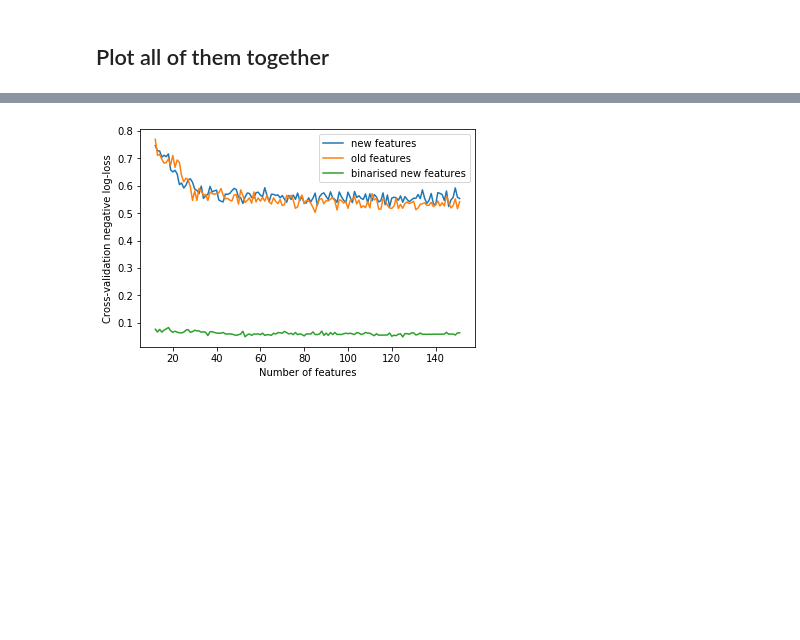
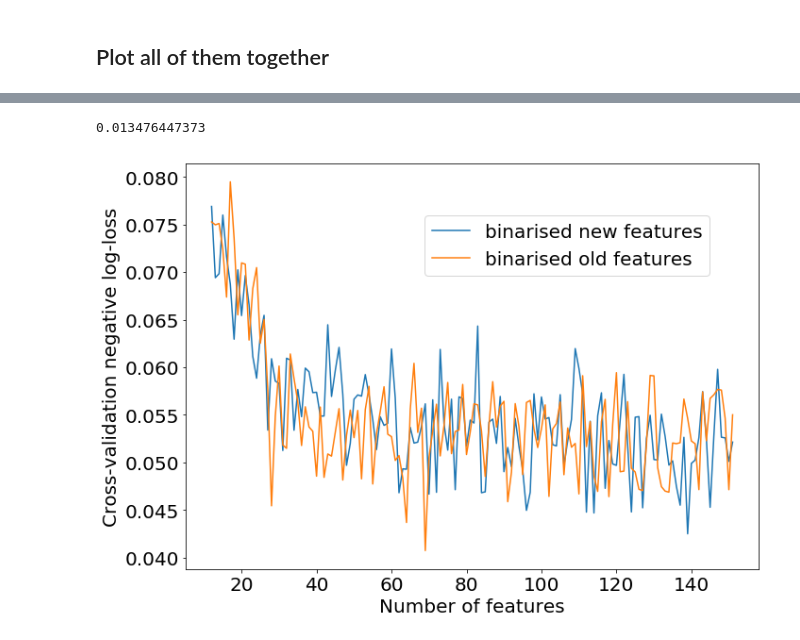
Before and after one commit to inigoval/pulseClassifier, a Jupyter notebook: notebooks/feature-reduction.ipynb, the cells around one changed output, grey strips where cells are left out. Drawn from its saved outputs; the diff is of its cells as text; code cells hidden in the pictures; blank space fills up the shorter version.

```diff
--- a/notebooks/feature-reduction.ipynb
+++ b/notebooks/feature-reduction.ipynb
@@ -32,7 +32,7 @@ preProcLabels = np.load('./processed.files/labelled/labelsnew.npy')
 from sklearn.feature_selection import RFECV
 from sklearn.datasets import make_classification
 print preProcFeats.shape[1]
-k_fold = sklearn.model_selection.StratifiedKFold(n_splits=3, shuffle=True)
+k_fold = sklearn.model_selection.StratifiedKFold(n_splits=10, shuffle=True)
 
 estimator = sklearn.ensemble.RandomForestClassifier(bootstrap=True,
             class_weight=None, criterion='gini',
@@ -47,9 +47,6 @@ estimator = sklearn.ensemble.RandomForestClassifier(bootstrap=True,
 rfe = RFECV(estimator=estimator, step=1, cv=k_fold, scoring='neg_log_loss')
 rfe.fit(preProcFeats, preProcLabels)
 ranked1 = rfe.ranking_
-
-print preProcFeats.shape
-print rfe.ranking_
 # %% [output]
 481
 # %%
@@ -178,8 +162,8 @@ print np.mean(sklearn.model_selection.cross_val_score(clf, redfeat, preProcLabel
 # %% [markdown]
 ## Binarised old
 # %%
-preProcFeats = np.load('./processed.files/labelled/featuresnew.npy')
-preProcLabels = np.load('./processed.files/labelled/labelsnew.npy')
+preProcFeats = np.load('./processed.files/labelled/featuresold.npy')
+preProcLabels = np.load('./processed.files/labelled/labelsold.npy')
 
 print preProcLabels
 
@@ -204,10 +181,10 @@ print preProcFeats.shape
 # %%
-cvscores3 = rfe.grid_scores_
-feats3 = range(1, len(cvscores3) + 1)
+cvscores4 = rfe.grid_scores_
+feats4 = range(1, len(cvscores4) + 1)
 
 plt.figure()
 plt.xlabel('Number of features')
 plt.ylabel('Cross- validation negative log-loss')
-plt.plot(feats3, cvscores3)
+plt.plot(feats4, cvscores4)
 #plt.savefig('feature.importance.graphs/cv.png')
 plt.show()
@@ -264,24 +325,40 @@ plt.show()
+# %%
+print np.mean(slicecvscore1-slicecvscore2)
+# %% [output]
+0.013476447373
 # %%
 slicecvscore1 = cvscores1[10:150]
 slicecvscore2 = cvscores2[10:150]
 slicecvscore3 = cvscores3[10:150]
+slicecvscore4 = cvscores4[10:150]
 slicefeats1 = feats1[10:150]
 slicefeats2 = feats2[10:150]
 slicefeats3 = feats3[10:150]
+slicefeats4 = feats3[10:150]
 
-# luckyeighth = np.zeros(slicecvscore1.shape) + np.log(8)
-# luckyhalf = np.zeros(slicecvscore1.shape) + np.log(2)
+#luckyeighth = np.zeros(slicecvscore1.shape) + np.log(8)
+#luckyhalf = np.zeros(slicecvscore1.shape) + np.log(2)
 
-plt.figure()
+plt.figure(figsize=(10,7))
+plt.rc('font', size=10)          # controls default text sizes
+plt.rc('axes', titlesize=20)     # fontsize of the axes title--
+plt.rc('axes', labelsize=20)    # fontsize of the x and y labels
+plt.rc('xtick', labelsize=20)    # fontsize of the tick labels
+plt.rc('ytick', labelsize=20)    # fontsize of the tick labels
+plt.rc('legend', fontsize=20)    # legend fontsize
+plt.rc('figure', titlesize=20)  # fontsize of the figure title
 plt.xlabel('Number of features')
 plt.ylabel('Cross-validation negative log-loss')
-plt.plot(np.arange(1, len(slicecvscore1) + 1)+11, -slicecvscore1, label = 'new features')
-plt.plot(np.arange(1, len(slicecvscore2) + 1)+11, -slicecvscore2,  label = 'old features')
+#plt.plot(np.arange(1, len(slicecvscore1) + 1)+11, -slicecvscore1, label = 'new features')
+#plt.plot(np.arange(1, len(slicecvscore2) + 1)+11, -slicecvscore2,  label = 'old features')
 plt.plot(np.arange(1, len(slicecvscore3) + 1)+11, -slicecvscore3,  label = 'binarised new features')
+plt.plot(np.arange(1, len(slicecvscore4) + 1)+11, -slicecvscore4,  label = 'binarised old features')
 #plt.plot(np.arange(1, len(slicecvscore1) + 1)+11, luckyeighth,'--', alpha = 0.5, label = 'guess for 8 classes')
 #plt.plot(np.arange(1, len(slicecvscore1) + 1)+11, luckyhalf, '--', alpha = 0.5, label = 'guess for 2 classes')
-plt.legend()
-plt.savefig('graphs/cvslice.png')
+#plt.ylim(0,1)
+plt.tight_layout()
+plt.legend(bbox_to_anchor = (0.4,0.7))
+plt.savefig('graphs/cvslicebin.png')
 plt.show()
 # %% [output]
-[figure, old version]
+[figure, new version]
```
Also changed, not shown: parts of 15 cells of this notebook, 12 other files.
